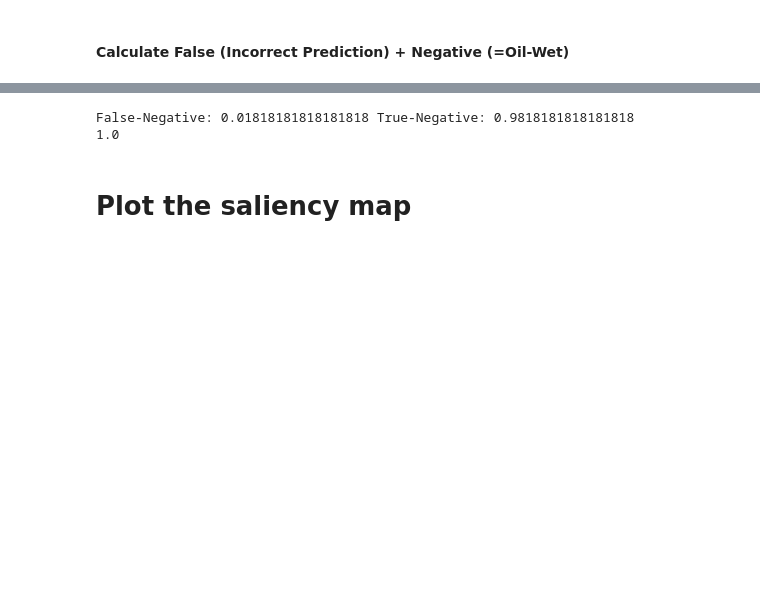
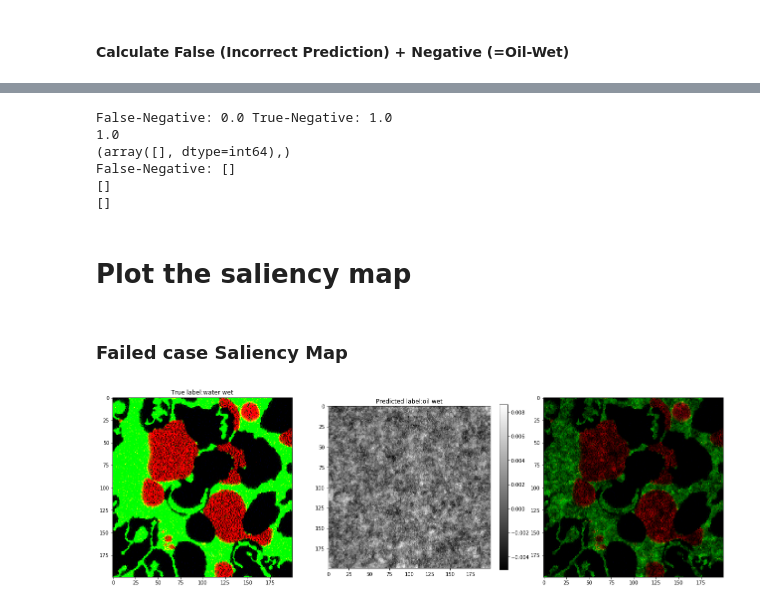
Before and after one commit to wy30422/WettabilityClassification, a Jupyter notebook: fc_model.ipynb, the cells around one changed output, grey strips where cells are left out. Cells and saved outputs as stored; diff of their text form; code cells hidden in the pictures; blank space fills up the shorter version.

```diff
--- a/fc_model.ipynb
+++ b/fc_model.ipynb
@@ -34,0 +88,10 @@ import h5py
+# %%
+data_water_wet.shape
+
+label_water_wet = np.zeros((num_images,2))
+label_water_wet[:, 0] = 1.
+label_oil_wet = np.zeros((num_images,2))
+label_oil_wet[:, 1] = 1.
+
+all_data_raw = np.append(data_water_wet, data_oil_wet, axis=0)
+all_label_raw = np.append(label_water_wet, label_oil_wet, axis=0)
@@ -230,9 +331,22 @@ false_negative_oil_wet = np.sum(test_label_oil_wet_pred != test_label_oil_wet) /
 true_negative_oil_wet = np.sum(test_label_oil_wet_pred == test_label_oil_wet) / test_label_oil_wet.shape[0]
 print('False-Negative:',false_negative_oil_wet,'True-Negative:',true_negative_oil_wet)
 print(false_negative_oil_wet+true_negative_oil_wet)
+
+########################
+fal_neg = np.where(test_label_oil_wet_pred != test_label_oil_wet)
+print(fal_neg)
+false_negative = fal_neg[0]+1
+print ( 'False-Negative:',false_negative)
+
+print(test_label_st[false_negative])
+print(test_label_pred[false_negative])
 # %% [output]
-False-Negative: 0.01818181818181818 True-Negative: 0.9818181818181818
+False-Negative: 0.0 True-Negative: 1.0
 1.0
+(array([], dtype=int64),)
+False-Negative: []
+[]
+[]
 # %% [markdown]
 # Plot the saliency map
 # %%
@@ -243,9 +357,9 @@ def normalize_image(x):
     return (x - x.min()) / (x.max() - x.min())
 
 def plot_saliency_map(saliency_data, ind_correct_score):
-    predicted_label = cnn_model.predict(saliency_data)
-    saliency = K.gradients(cnn_model.output[:,ind_correct_score], cnn_model.input)[0]
-    saliency_evaluator = K.function([cnn_model.input], [saliency], updates=None)
+    predicted_label = fc_model.predict(saliency_data)
+    saliency = K.gradients(fc_model.output[:,ind_correct_score], fc_model.input)[0]
+    saliency_evaluator = K.function([fc_model.input], [saliency], updates=None)
     saliency_map = saliency_evaluator([saliency_data])[0]
     saliency_map = np.max(saliency_map, axis=3)
 #     print(saliency_data.shape)
@@ -256,7 +370,7 @@ def plot_saliency_map(saliency_data, ind_correct_score):
     normalized_sal_map = normalize_image(saliency_map)
     normalized_sal_map = np.repeat(normalized_sal_map[:,:,:,None],3,axis=3)**1.5
     # Plot
-    plt.figure(figsize=(18,9))
+    plt.figure(figsize=(22,9))
     plt.subplot(1,3,1)
     plt.imshow(saliency_data[0,...])
     plt.title('True label:' + dict_[ind_correct_score])
@@ -271,3 +385,15 @@ def plot_saliency_map(saliency_data, ind_correct_score):
     plt.show()
 # %%
 test_ind_correct_score = np.argmax(test_label, axis=1)
+# %% [markdown]
+### Failed case Saliency Map
+# %%
+#Indecies of False-Positive
+failure = np.where(test_label_st != test_label_pred)
+fail = failure[0]
+#print ( 'False-Positive:',false_positive)
+
+for k in fail:
+    plot_saliency_map(test_data[[k], ...], test_ind_correct_score[k])
+# %% [output]
+[figure, added]
```
Also changed, not shown: parts of 23 cells of this notebook, 1 other file.
